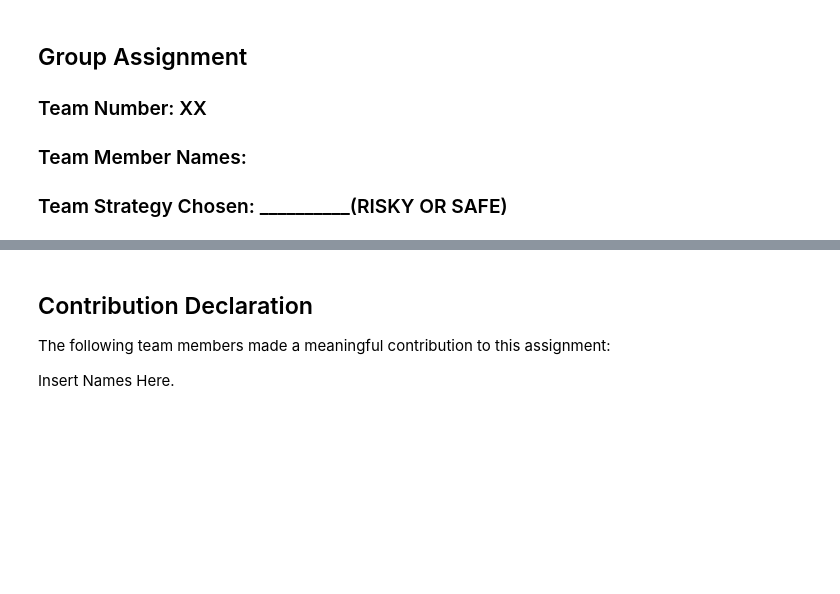
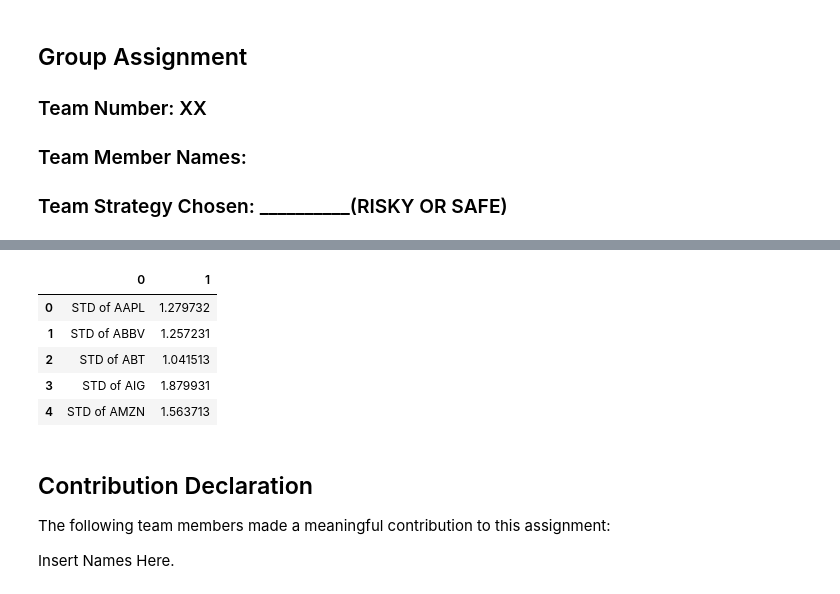
Before and after one commit to airickLeo/Personal-Algo-Bot, a Jupyter notebook: Team_15_Assignment.ipynb, the cells around one changed output, grey strips where cells are left out. Cells and saved outputs as stored; diff of their text form; code cells hidden in the pictures; blank space fills up the shorter version.

```diff
--- a/Team_15_Assignment.ipynb
+++ b/Team_15_Assignment.ipynb
@@ -72,3 +122,15 @@ Finished in 36.85 seconds(s)
+# %%
+list_std = []
+for stock in clean_stocks:
+    list_std.append(("STD of "+stock, monthly_returns['Monthly Returns of '+stock].std(axis=0,skipna=True)))
+pd.DataFrame(list_std).head()
+# %% [output]
+|  | 0 | 1 |
+| 0 | STD of AAPL | 1.279732 |
+| 1 | STD of ABBV | 1.257231 |
+| 2 | STD of ABT | 1.041513 |
+| 3 | STD of AIG | 1.879931 |
+| 4 | STD of AMZN | 1.563713 |
 # %% [markdown]
 ## Contribution Declaration
 
```
Also changed, not shown: parts of 5 cells of this notebook.
